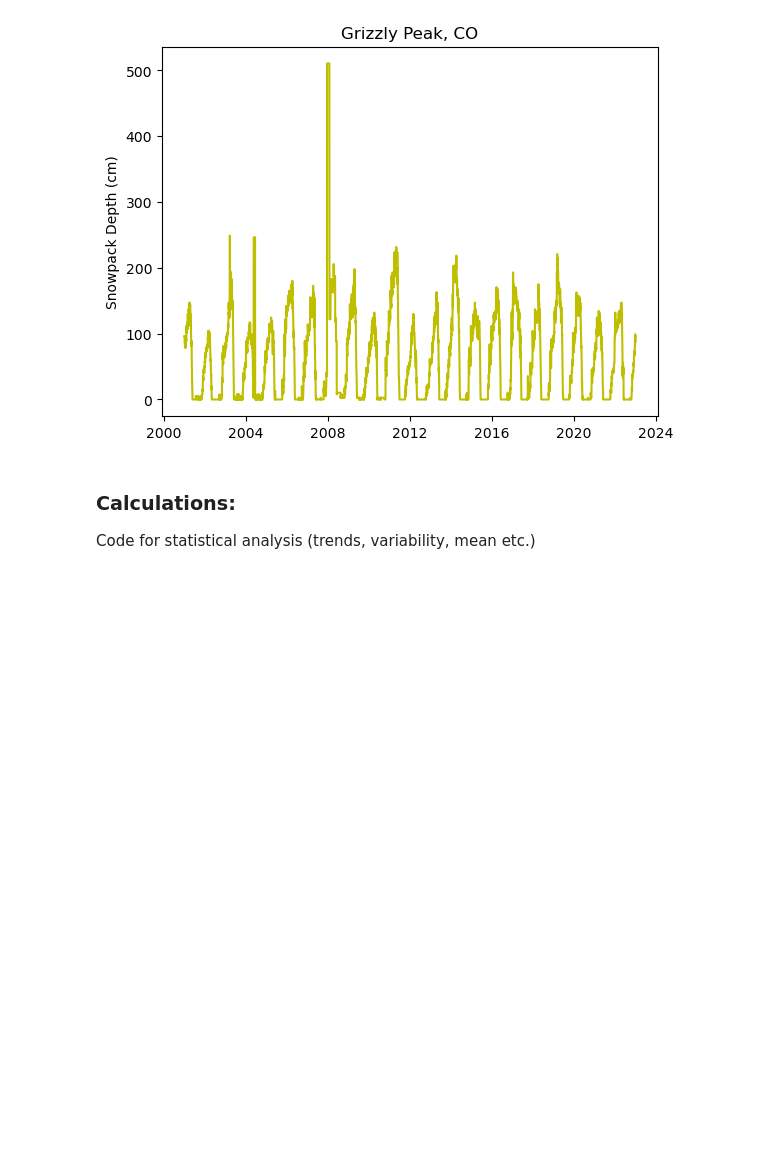
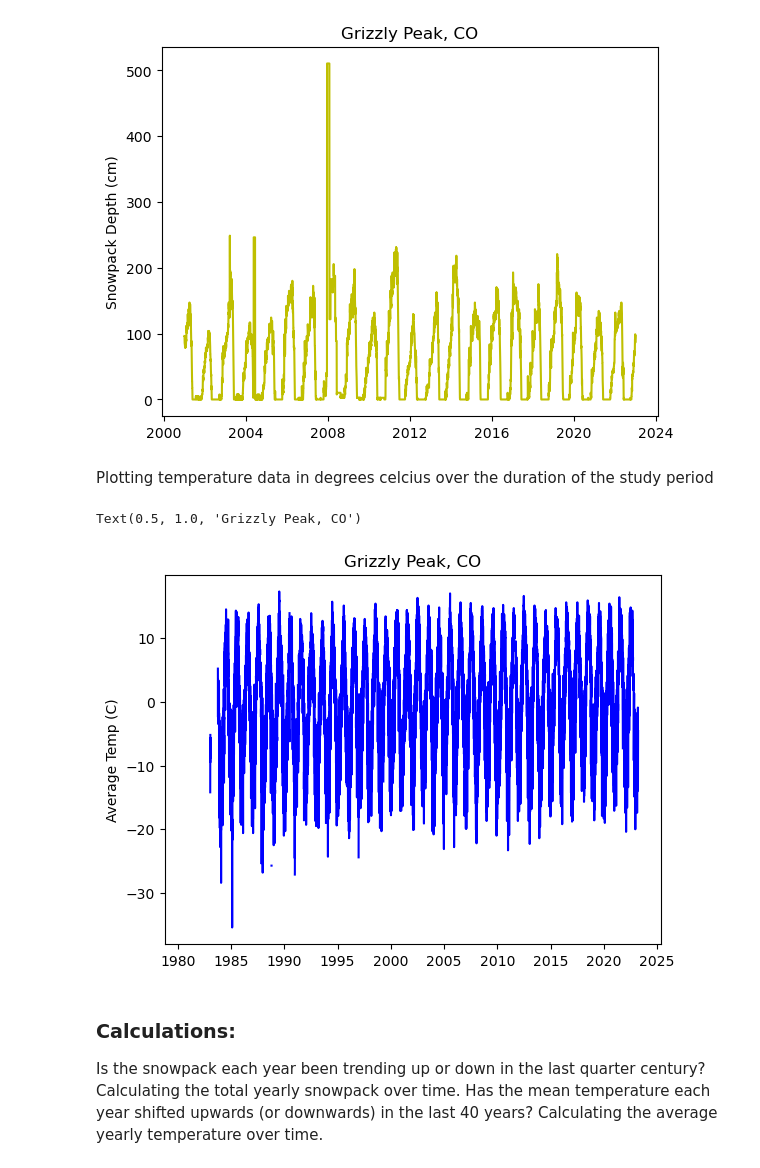
Before and after one commit to jeremy-larkin/ESCI796-Final-Project, a Jupyter notebook: CO Snowpack Project.ipynb, the cells around one changed output. Drawn from its saved outputs; the diff is of its cells as text; code cells hidden in the pictures; blank space fills up the shorter version.

```diff
--- a/CO Snowpack Project.ipynb
+++ b/CO Snowpack Project.ipynb
@@ -69 +77,21 @@ for filename in filenames:
+# %%
+#%% Load Temperature Data
+
+# Read first year file and edit data using defined readsnotel function
+def readtemp(filename):
+    data_temp=pd.read_csv(filename,header=1,na_values=[-99.9,33.2,0,-50],parse_dates=['Date'],index_col='Date')
+    data_temp=data_temp.rename(columns={'TAVG.D-1 (degC) ':'Ave Temp (C)'})
+    data_temp=data_temp[['Ave Temp (C)']]
+    return data_temp
+
+filename_temp=os.listdir(subfolder_name_temp)
+
+#Use for loop to run all data
+for filename in filename_temp:
+    data_temp1=readtemp(subfolder_name_temp+'\\'+filename)
+    try:
+        data_temp=pd.concat([data_temp,data_temp1])
+    except:
+        data_temp=data_temp1
+    data_temp.sort_index(inplace=True)
 # %% [markdown]
@@ -71,12 +99,16 @@ Data wrangling including removing outlier data and unreasonable values from the
 # %%
-#%% Data Correction; Removing values with a large differential and filling them with the previous data point
+#%% Snow Data Correction; Removing values with a large differential and filling them
+#with the previous data point
 
 for i in range (5):
 
-    data['difference']=data['Snowdepth (cm)'].diff()
-    data.loc[data['difference']>50,'Snowdepth (cm)']=np.nan
-    data.loc[data['Snowdepth (cm)']<0,'Snowdepth (cm)']=np.nan
-    data.fillna(method='ffill',inplace=True)
+    data_snow['difference']=data_snow['Snowdepth (cm)'].diff()
+    data_snow.loc[data_snow['difference']>50,'Snowdepth (cm)']=np.nan
+    data_snow.loc[data_snow['Snowdepth (cm)']<0,'Snowdepth (cm)']=np.nan
+    data_snow.fillna(method='ffill',inplace=True)
+
+# Temperature Data Correction; Removing outlier values
+data_temp.loc[data_temp['Ave Temp (C)']<-40,'Ave Temp (C)']=np.nan
 # %% [markdown]
 Plotting snowpack depth in centimeters over the duration of the period of study.
 # %%
@@ -90,8 +122,22 @@ ax1.set_title(fig_title)
 # %% [output]
 Text(0.5, 1.0, 'Grizzly Peak, CO')
 [figure]
+# %% [markdown]
+Plotting temperature data in degrees celcius over the duration of the study period
+# %%
+#%% Temperature time series plot
+
+fig, (ax2) =plt.subplots()
+
+ax2.plot(data_temp['Ave Temp (C)'],'b-')
+ax2.set_ylabel('Average Temp (C)')
+ax2.set_title(fig_title)
+# %% [output]
+Text(0.5, 1.0, 'Grizzly Peak, CO')
+[figure, added]
 # %% [markdown]
 ### Calculations:
-Code for statistical analysis (trends, variability, mean etc.)
+Is the snowpack each year been trending up or down in the last quarter century? Calculating the total yearly snowpack over time.
+Has the mean temperature each year shifted upwards (or downwards) in the last 40 years? Calculating the average yearly temperature over time.
 # %% [markdown]
 ### Statistical Trends
```
Also changed, not shown: parts of 12 cells of this notebook.
